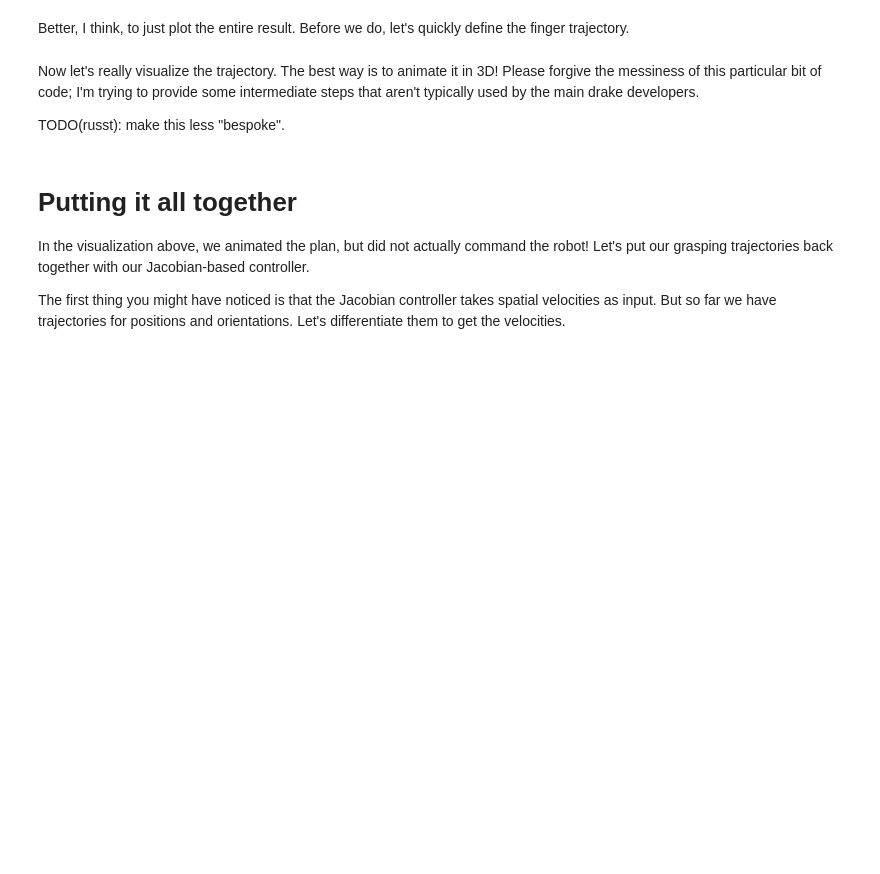
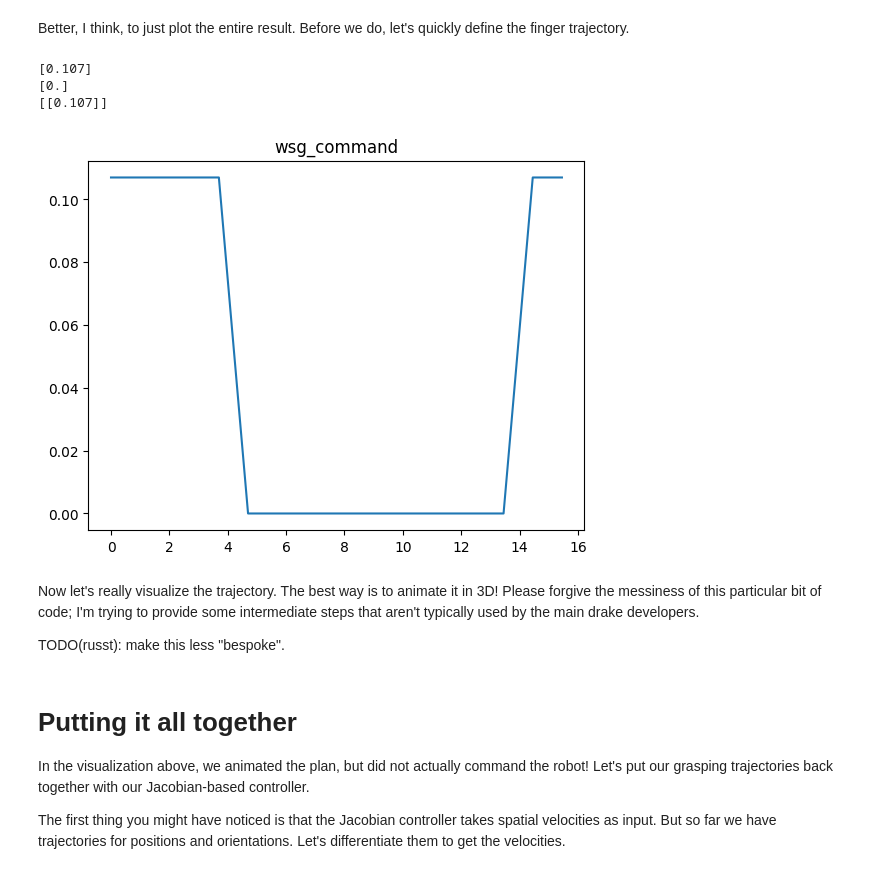
Before and after one commit to EigenBuffalo/MIT-TRI-RoboticsNotes, a Jupyter notebook: manipulation/lec03_BasicPickPlace_I/exampleNotebook/3.11_3.12_3.13_pick.ipynb, the cells around one changed output. Saved outputs shown, nothing was run; the diff lists cells and outputs as text; code cells hidden in the pictures; blank space fills up the shorter version.

Commit message:
manipulation BasicPickPlace exercises developing III

```diff
--- a/manipulation/lec03_BasicPickPlace_I/exampleNotebook/3.11_3.12_3.13_pick.ipynb
+++ b/manipulation/lec03_BasicPickPlace_I/exampleNotebook/3.11_3.12_3.13_pick.ipynb
@@ -73,24 +75,24 @@ def MakeGripperFrames(X_WG, X_WO):
     # Now let's set the timing
     times = {"initial": 0}
     X_GinitialGprepick = X_G["initial"].inverse() @ X_WG["prepick"]
-    times["prepick"] = times["initial"] + 10.0 * np.linalg.norm(
+    times["prepick"] = times["initial"] + 5.0 * np.linalg.norm(
         X_GinitialGprepick.translation()
     )
     # Allow some time for the gripper to close.
-    times["pick_start"] = times["prepick"] + 2.0
-    times["pick_end"] = times["pick_start"] + 2.0
+    times["pick_start"] = times["prepick"] + 1.0
+    times["pick_end"] = times["pick_start"] + 1.0
     X_WG["pick_start"] = X_WG["pick"]
     X_WG["pick_end"] = X_WG["pick"]
-    times["postpick"] = times["pick_end"] + 2.0
+    times["postpick"] = times["pick_end"] + 1.0
     X_WG["postpick"] = X_WG["prepick"]
-    time_to_from_clearance = 10.0 * np.linalg.norm(X_GprepickGclearance.translation())
+    time_to_from_clearance = 5.0 * np.linalg.norm(X_GprepickGclearance.translation())
     times["clearance"] = times["postpick"] + time_to_from_clearance
     times["preplace"] = times["clearance"] + time_to_from_clearance
-    times["place_start"] = times["preplace"] + 2.0
-    times["place_end"] = times["place_start"] + 2.0
+    times["place_start"] = times["preplace"] + 1.0
+    times["place_end"] = times["place_start"] + 1.0
     X_WG["place_start"] = X_WG["place"]
     X_WG["place_end"] = X_WG["place"]
-    times["postplace"] = times["place_end"] + 2.0
+    times["postplace"] = times["place_end"] + 1.0
     X_WG["postplace"] = X_WG["preplace"]
 
     return X_WG, times
@@ -221,13 +244,18 @@ def MakeGripperCommandTrajectory(times):
     traj_wsg_command.AppendFirstOrderSegment(times["postplace"], opened)
     return traj_wsg_command
 
-
 traj_wsg_command = MakeGripperCommandTrajectory(times)
+# %% [output]
+[0.107]
+[0.]
+[[0.107]]
 # %%
 wsg_command = traj_wsg_command.vector_values(traj_wsg_command.get_segment_times())
 plt.plot(traj_wsg_command.get_segment_times(), wsg_command.T)
 plt.title("wsg_command")
-mpld3.display()
+mpld3.enable_notebook()
+# %% [output]
+[figure, added]
 # %% [markdown]
 Now let's really visualize the trajectory.  The best way is to animate it in 3D!  Please forgive the messiness of this particular bit of code; I'm trying to provide some intermediate steps that aren't typically used by the main drake developers.
 
```
Also changed, not shown: parts of 5 cells of this notebook, 2 other files.
